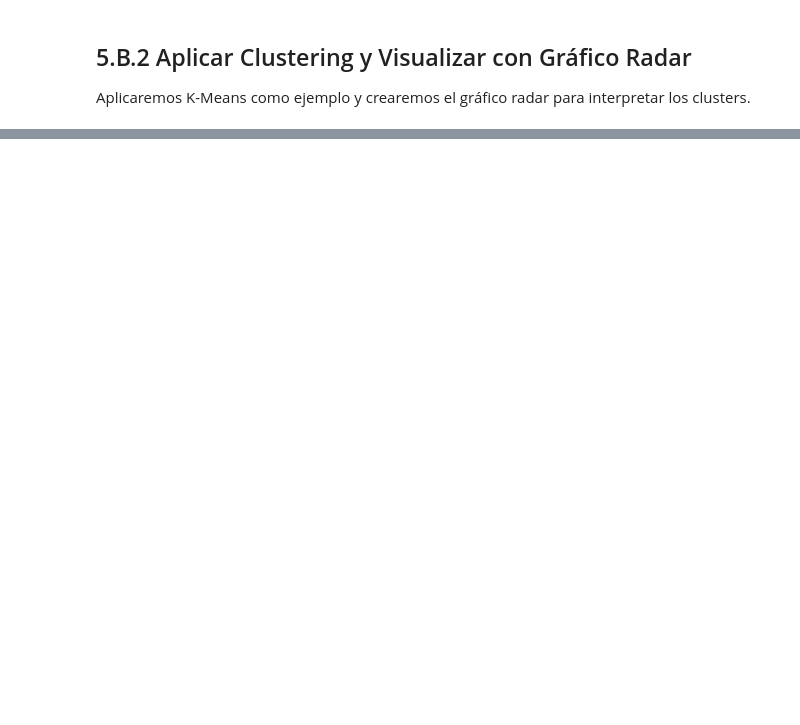
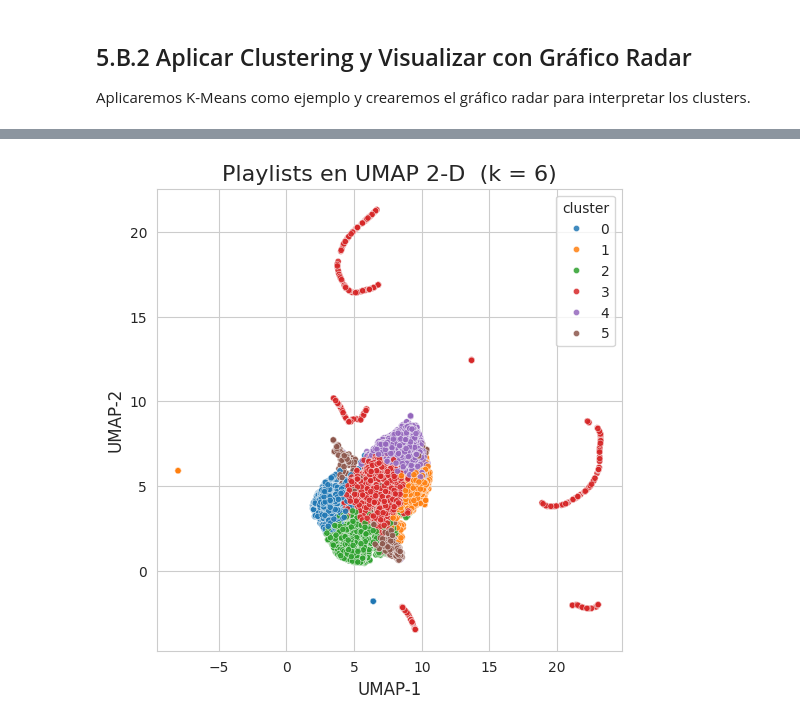
Before and after one commit to fabianlgomez/mpd-PlaylistSimilarity-unal, a Jupyter notebook: associationRules&Clustering.ipynb, the cells around one changed output, grey strips where cells are left out. Saved outputs shown, nothing was run; the diff lists cells and outputs as text; code cells hidden in the pictures; blank space fills up the shorter version.

```diff
--- a/associationRules&Clustering.ipynb
+++ b/associationRules&Clustering.ipynb
@@ -903,0 +981,19 @@ plt.show()
+# %%
+from umap import UMAP
+import seaborn as sns
+import matplotlib.pyplot as plt
+
+X = playlist_features_scaled_df.drop(columns='cluster').values
+labels = playlist_features_scaled_df['cluster'].values
+
+umap = UMAP(n_components=2, random_state=42, metric='euclidean')
+coords = umap.fit_transform(X)
+
+plt.figure(figsize=(6,6))
+sns.scatterplot(x=coords[:,0], y=coords[:,1],
+                hue=labels, palette='tab10', s=20, alpha=0.85)
+plt.title(f'Playlists en UMAP 2-D  (k = {K_PLAYLISTS})')
+plt.xlabel('UMAP-1'); plt.ylabel('UMAP-2'); plt.legend(title='cluster')
+plt.show()
+# %% [output]
+[figure, added]
```
Also changed, not shown: parts of 5 cells of this notebook.
